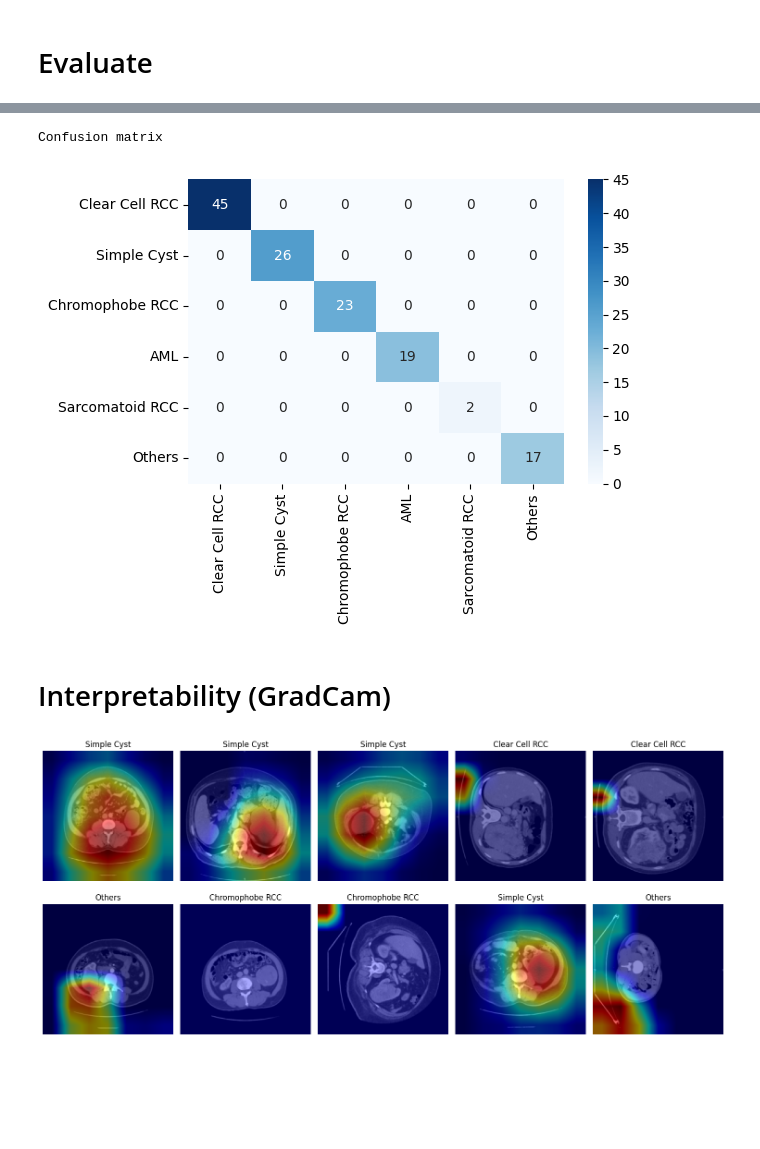
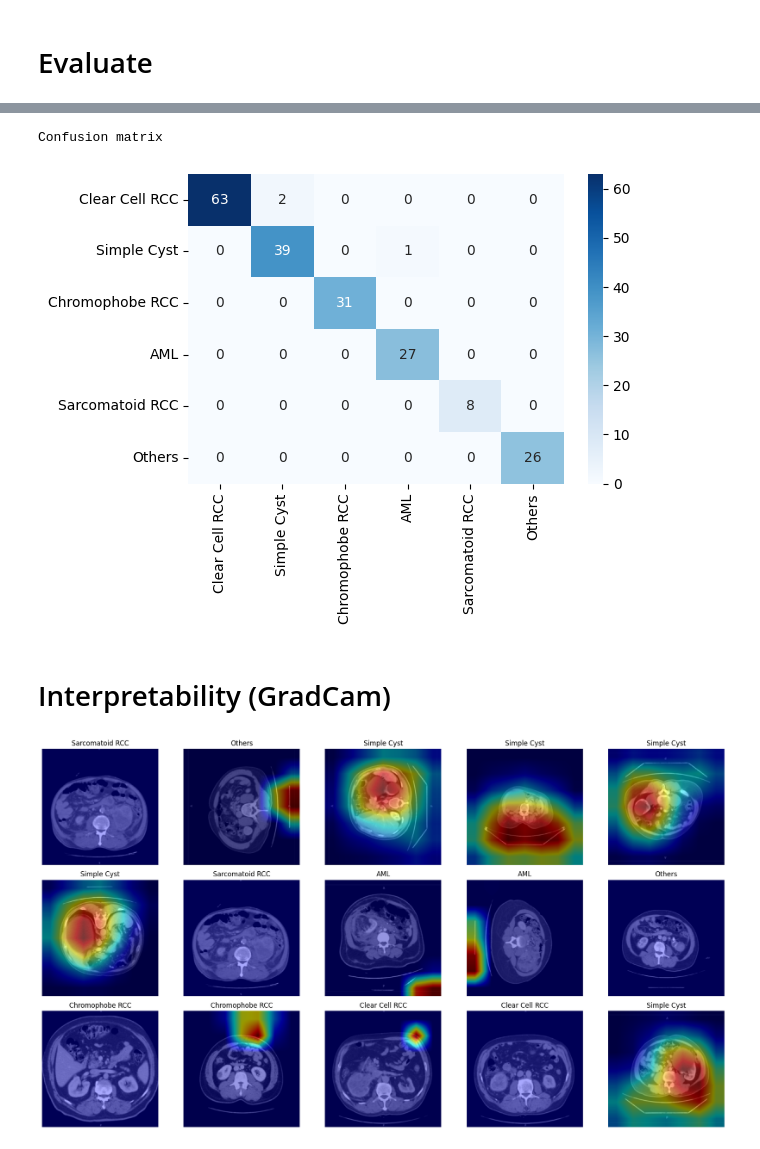
Before and after one commit to amirkasaei/Kidney-Renal-Cancer-Classification, a Jupyter notebook: Kidney_Renal_Cancer.ipynb, the cells around one changed output, grey strips where cells are left out. Saved outputs shown, nothing was run; the diff lists cells and outputs as text; code cells hidden in the pictures; blank space fills up the shorter version.

```diff
--- a/Kidney_Renal_Cancer.ipynb
+++ b/Kidney_Renal_Cancer.ipynb
@@ -195,7 +195,7 @@ class RencalCancerDataset(Dataset):
 
         return image, label
 # %%
-train_data, test_data = train_test_split(dataframe_filtered, test_size=0.2, random_state=42)
+train_data, test_data = train_test_split(dataframe_filtered, test_size=0.3, random_state=42)
 # %%
 train_data.head()
 # %% [output]
@@ -485,7 +495,7 @@ test Loss: 0.0060 - test Acuracy 1.00 - test Precision: 1.00 - test Recall 1.00
 report(model, dataloaders['test'], device, classes)
 # %% [output]
 Confusion matrix
-[figure, old version]
+[figure, new version]
 # %% [markdown]
 # Interpretability (GradCam)
 # %%
@@ -528,22 +538,22 @@ def plot_GradCam(model, image):
 
     return grayscale_cam, visualization
 # %%
-k=10
+k=15
 indicies = np.random.choice(len(datasets['train']), k)
 np.random.shuffle(indicies)
 
-fig,axs = plt.subplots(2,5, figsize=(15,7))
+fig,axs = plt.subplots(k//5,5, figsize=(18,10))
 idx=0
 
 for i, ax in enumerate(axs.flatten()):
   image, label = datasets['train'][indicies[idx]]
   grayscale_cam, vis = plot_GradCam(model, image)
   ax.imshow(vis)
   ax.axis("off")
   ax.title.set_text(classes[label])
   idx += 1
 
 plt.tight_layout()
 plt.show()
 # %% [output]
-[figure, old version]
+[figure, new version]
```
Also changed, not shown: parts of 10 cells of this notebook.
